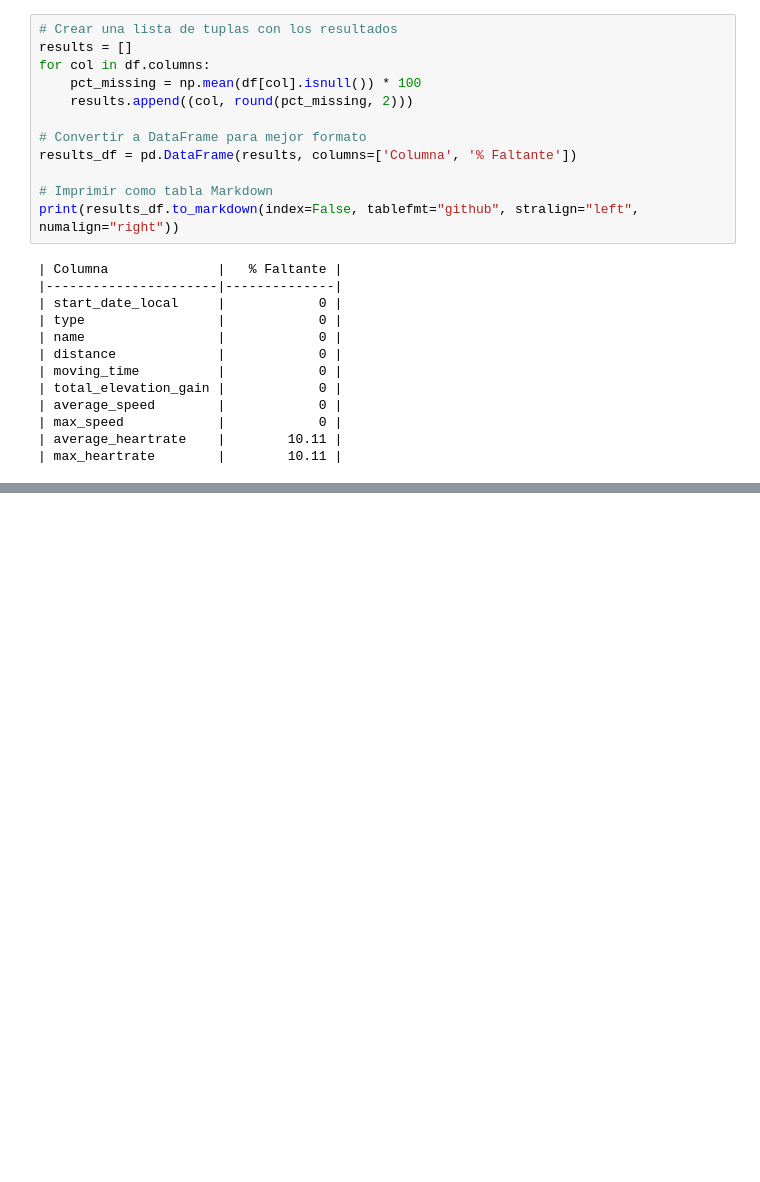
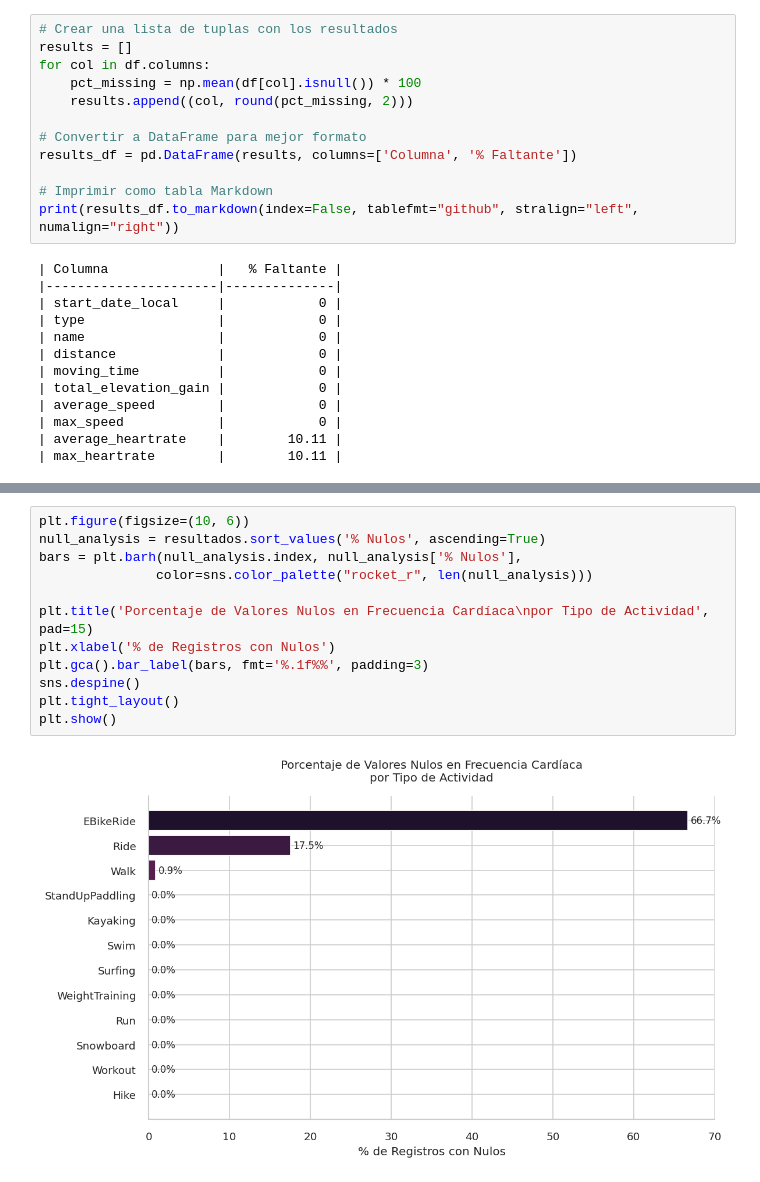
Before and after one commit to Gylla/Proyecto-Integrador, a Jupyter notebook: Proyecto_Strava.ipynb, the cells around one changed output, grey strips where cells are left out. Cells and saved outputs as stored; diff of their text form; blank space fills up the shorter version.

Commit message:
Creado con Colab Se realiza análisis de nulos, limpieza según el caso y visualización en tablas y gráficos. by Jorge

```diff
--- a/Proyecto_Strava.ipynb
+++ b/Proyecto_Strava.ipynb
@@ -149,0 +253,14 @@ print(results_df.to_markdown(index=False, tablefmt="github", stralign="left", nu
+# %%
+plt.figure(figsize=(10, 6))
+null_analysis = resultados.sort_values('% Nulos', ascending=True)
+bars = plt.barh(null_analysis.index, null_analysis['% Nulos'],
+               color=sns.color_palette("rocket_r", len(null_analysis)))
+
+plt.title('Porcentaje de Valores Nulos en Frecuencia Cardíaca\npor Tipo de Actividad', pad=15)
+plt.xlabel('% de Registros con Nulos')
+plt.gca().bar_label(bars, fmt='%.1f%%', padding=3)
+sns.despine()
+plt.tight_layout()
+plt.show()
+# %% [output]
+[figure, added]
```
Also changed, not shown: parts of 12 cells of this notebook.
